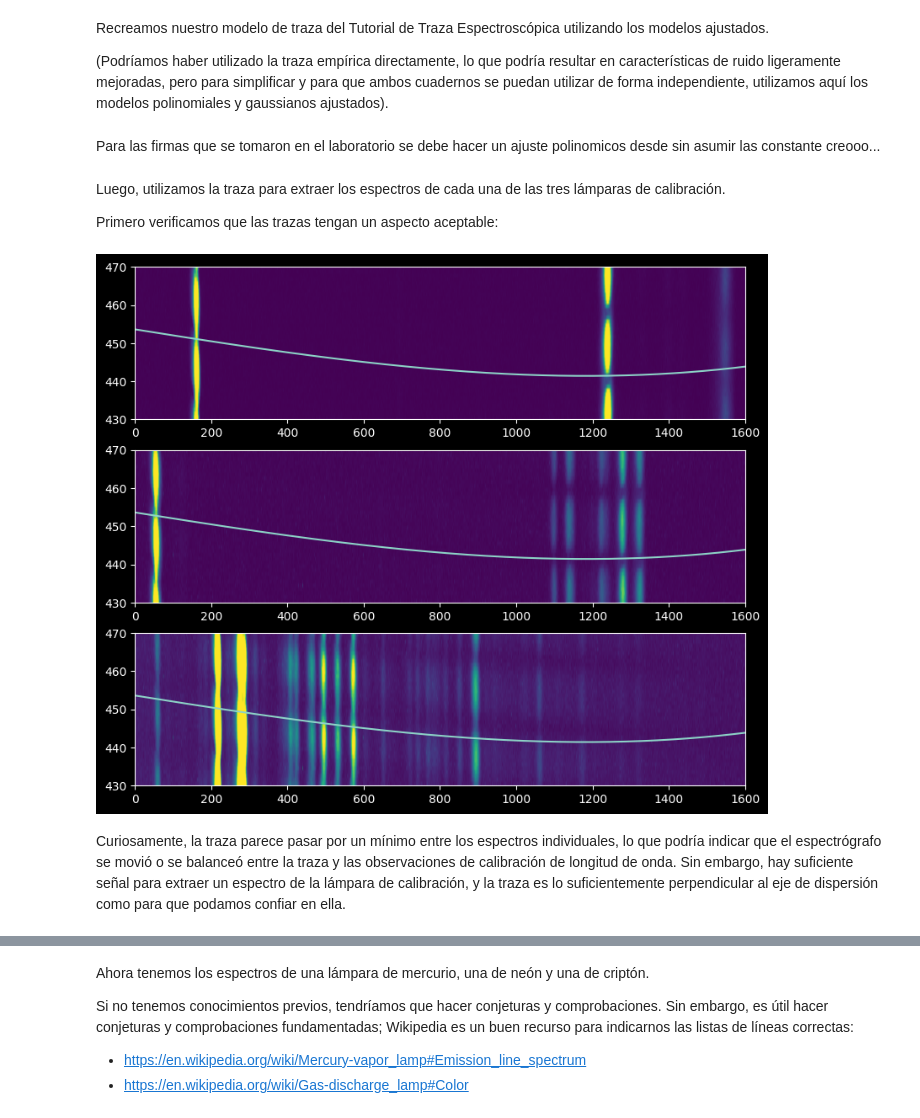
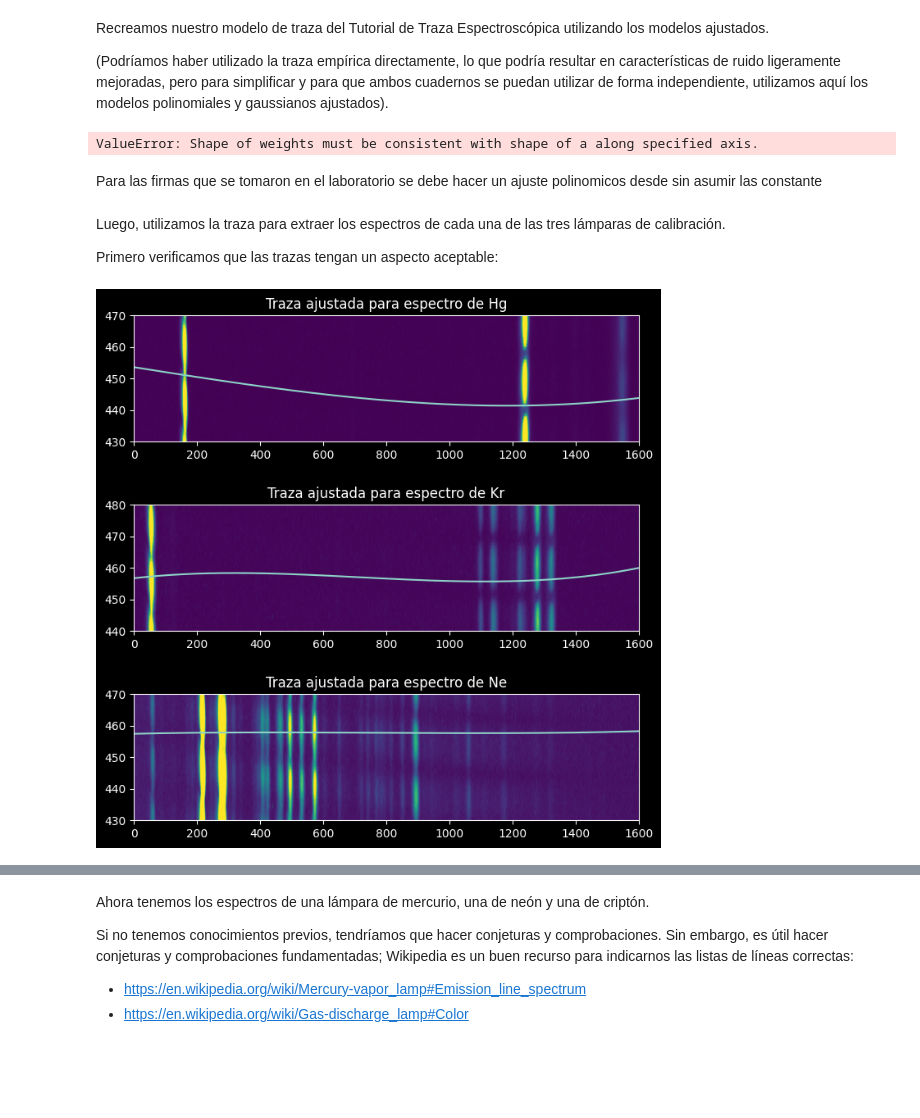
Before and after one commit to Almarm-r/Astronomia-Observacional, a Jupyter notebook: Tutorial_2_Astropy/2-WavelengthCalibration.ipynb, the cells around one changed output, grey strips where cells are left out. Cells and saved outputs as stored; diff of their text form; code cells hidden in the pictures; blank space fills up the shorter version.

```diff
--- a/Tutorial_2_Astropy/2-WavelengthCalibration.ipynb
+++ b/Tutorial_2_Astropy/2-WavelengthCalibration.ipynb
@@ -85,5 +135,15 @@ model_trace_profile = trace_profile_model(yaxis)
+# %%
+#para hg_imageu
+xvals = np.arange(hg_imageu.shape[1])
+yaxis6 = np.repeat(np.arange(400,600)[:,None], hg_imageu.shape[1], axis=1)
+weighted_yaxis_valueshgu = np.average(yaxis5, axis=0, weights= hg_imageu[400:600, :]- np.median(hg_imageu))
+polymodelhgu= Polynomial1D(degree=3)
+fitted_polymodel6 = linfitter(polymodelhgu, xvals, weighted_yaxis_valueshgu)
+trace_centerhg_imageu = fitted_polymodel6(xvals)
+# %% [output]
+ValueError: Shape of weights must be consistent with shape of a along specified axis.
 # %% [markdown]
-Para las firmas que se tomaron en el laboratorio se debe hacer un ajuste polinomicos desde sin asumir las constante creooo...
+Para las firmas que se tomaron en el laboratorio se debe hacer un ajuste polinomicos desde sin asumir las constante
 # %% [markdown]
 Luego, utilizamos la traza para extraer los espectros de cada una de las tres lámparas de calibración.
 
@@ -91,18 +151,22 @@ Primero verificamos que las trazas tengan un aspecto aceptable:
 # %%
 plt.figure(figsize=(16,8))
 ax1 = plt.subplot(3,1,1)
 ax1.imshow(hg_image[430:470,:], extent=[0,1600,430,470])
 ax1.plot(xaxis, trace_center)
+ax1.set_title("Traza ajustada para espectro de Hg")
+
 ax1.set_aspect(10)
 ax2 = plt.subplot(3,1,2)
-ax2.imshow(kr_image[430:470,:], extent=[0,1600,430,470])
-ax2.plot(xaxis, trace_center)
+ax2.imshow(kr_image[430:470,:], extent=[0,1600,440,480])
+ax2.plot(xvals1, trace_centerkr_image)
 ax2.set_aspect(10)
+ax2.set_title("Traza ajustada para espectro de Kr")
+
 ax3 = plt.subplot(3,1,3)
 ax3.imshow(ne_image[430:470,:], extent=[0,1600,430,470])
-ax3.plot(xaxis, trace_center)
+ax3.plot(xvals2, trace_centerne_image)
 ax3.set_aspect(10)
+ax3.set_title("Traza ajustada para espectro de Ne")
+plt.subplots_adjust(hspace=0.5)
 # %% [output]
-[figure, old version]
+[figure, new version]
-# %% [markdown]
-Curiosamente, la traza parece pasar por un mínimo entre los espectros individuales, lo que podría indicar que el espectrógrafo se movió o se balanceó entre la traza y las observaciones de calibración de longitud de onda. Sin embargo, hay suficiente señal para extraer un espectro de la lámpara de calibración, y la traza es lo suficientemente perpendicular al eje de dispersión como para que podamos confiar en ella.
```
Also changed, not shown: parts of 41 cells of this notebook, 1 other file.
